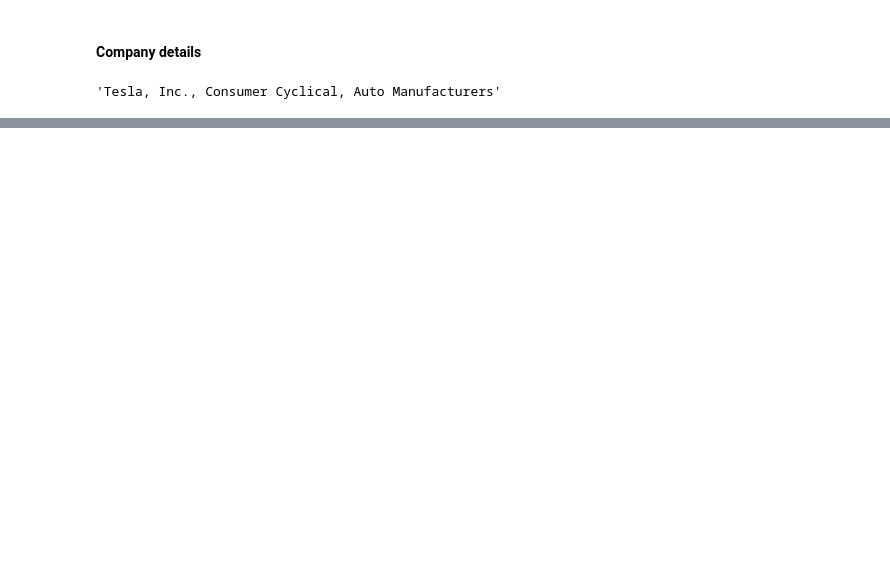
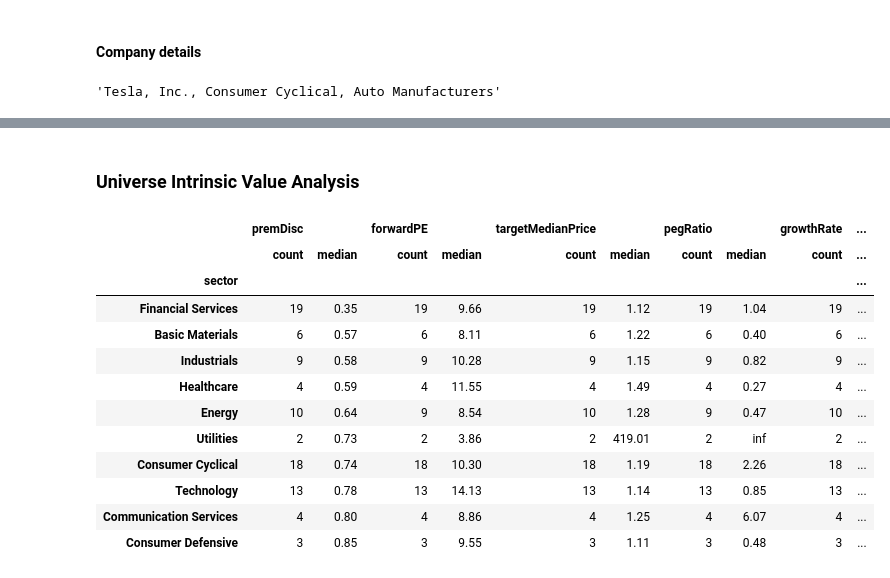
Before and after one commit to webclinic017/inception, a Jupyter notebook: notebooks/ML_insights_new.ipynb, the cells around one changed output, grey strips where cells are left out. Saved outputs shown, nothing was run; the diff lists cells and outputs as text; code cells hidden in the pictures; blank space fills up the shorter version.

```diff
--- a/notebooks/ML_insights_new.ipynb
+++ b/notebooks/ML_insights_new.ipynb
@@ -373,2 +489,30 @@ Weighted ML confidence level: 0.37099567131861505
 # %%
 quotes.loc[ticker]
+# %% [markdown]
+### Universe Intrinsic Value Analysis
+# %%
+# Value companies in the universe
+iv_show = ['premDisc', 'forwardPE', 'targetMedianPrice', 'pegRatio', 'growthRate']
+iv_sizes = ['mega', 'large', 'mid']
+
+iv_mask = (val_df.premDisc < 0.95) & (val_df.premDisc > 0)
+iv_mapper = val_df.loc[iv_mask, 'premDisc']
+iv_df = add_desc_stats(iv_mapper.to_frame(), descriptive_cols)
+iv_df = iv_df.loc[iv_df['size'].isin(iv_sizes) & (iv_df.targetMedianPrice > 1.1), :]
+
+iv_df.groupby(by=['sector', ]).agg(['count', 'median'])\
+    .sort_values(by=(iv_show[0], 'median'))[iv_show]
+# %% [output]
+|  | premDisc |  | forwardPE |  | targetMedianPrice |  | pegRatio |  | growthRate | ... |
+|  | count | median | count | median | count | median | count | median | count | ... |
+| sector |  |  |  |  |  |  |  |  |  | ... |
+| Financial Services | 19 | 0.35 | 19 | 9.66 | 19 | 1.12 | 19 | 1.04 | 19 | ... |
+| Basic Materials | 6 | 0.57 | 6 | 8.11 | 6 | 1.22 | 6 | 0.40 | 6 | ... |
+| Industrials | 9 | 0.58 | 9 | 10.28 | 9 | 1.15 | 9 | 0.82 | 9 | ... |
+| Healthcare | 4 | 0.59 | 4 | 11.55 | 4 | 1.49 | 4 | 0.27 | 4 | ... |
+| Energy | 10 | 0.64 | 9 | 8.54 | 10 | 1.28 | 9 | 0.47 | 10 | ... |
+| Utilities | 2 | 0.73 | 2 | 3.86 | 2 | 419.01 | 2 | inf | 2 | ... |
+| Consumer Cyclical | 18 | 0.74 | 18 | 10.30 | 18 | 1.19 | 18 | 2.26 | 18 | ... |
+| Technology | 13 | 0.78 | 13 | 14.13 | 13 | 1.14 | 13 | 0.85 | 13 | ... |
+| Communication Services | 4 | 0.80 | 4 | 8.86 | 4 | 1.25 | 4 | 6.07 | 4 | ... |
+| Consumer Defensive | 3 | 0.85 | 3 | 9.55 | 3 | 1.11 | 3 | 0.48 | 3 | ... |
```
Also changed, not shown: parts of 31 cells of this notebook.
